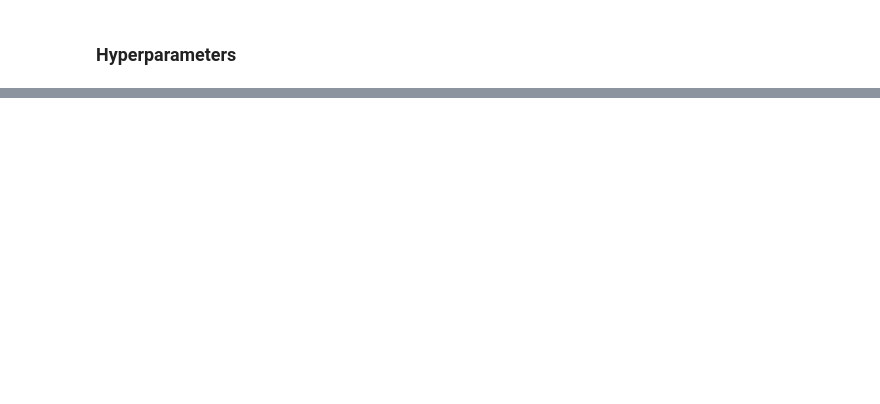
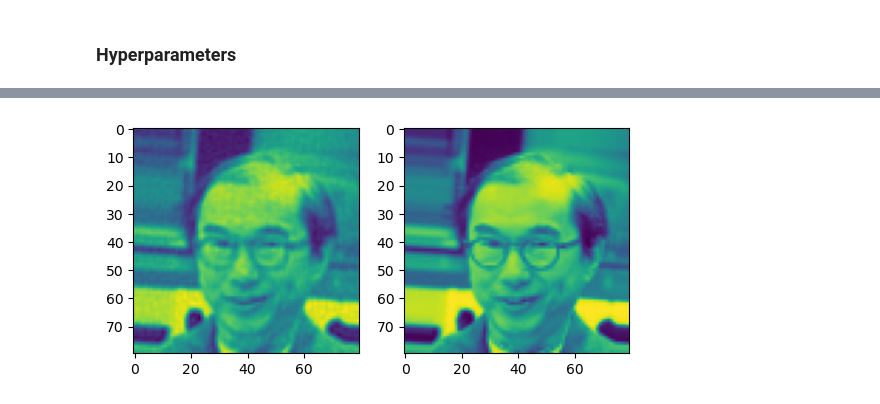
Before and after one commit to HanseulJo/fair-streaming-pca, a Jupyter notebook: celeba_fair_streaming_pca/FairStreamingPCA_CelebA.ipynb, the cells around one changed output, grey strips where cells are left out. Drawn from its saved outputs; the diff is of its cells as text; code cells hidden in the pictures; blank space fills up the shorter version.

```diff
--- a/celeba_fair_streaming_pca/FairStreamingPCA_CelebA.ipynb
+++ b/celeba_fair_streaming_pca/FairStreamingPCA_CelebA.ipynb
@@ -61,0 +72,16 @@ torch.Size([1, 3, 218, 178])
+# %%
+from fair_streaming_pca import FairStreamingPCA
+
+pca = FairStreamingPCA(TARGET_ATTR)
+pca.fit(
+    loader=loader_train,
+    target_unfair_dim=100,
+    target_pca_dim=2000,
+    n_iter_unfair=20,
+    n_iter_pca=20,
+    block_size_unfair=20000,
+    block_size_pca=10000,
+    constraint='all',
+    unfairness_frequent_direction=False,
+    verbose=True
+)
@@ -61,0 +94,8 @@ torch.Size([1, 3, 218, 178])
+# %%
+projected = pca.transform(img_example[index], lambda_transform=lambda x: torch.Tensor(np.asarray(x)))
+# %%
+fig, ax = plt.subplots(1,2)
+proj_denorm = im_show(projected[0], ax[0])
+im_show(img_example[index], ax[1])
+# %% [output]
+[figure, added]
```
Also changed, not shown: parts of 12 cells of this notebook, 4 other files.
